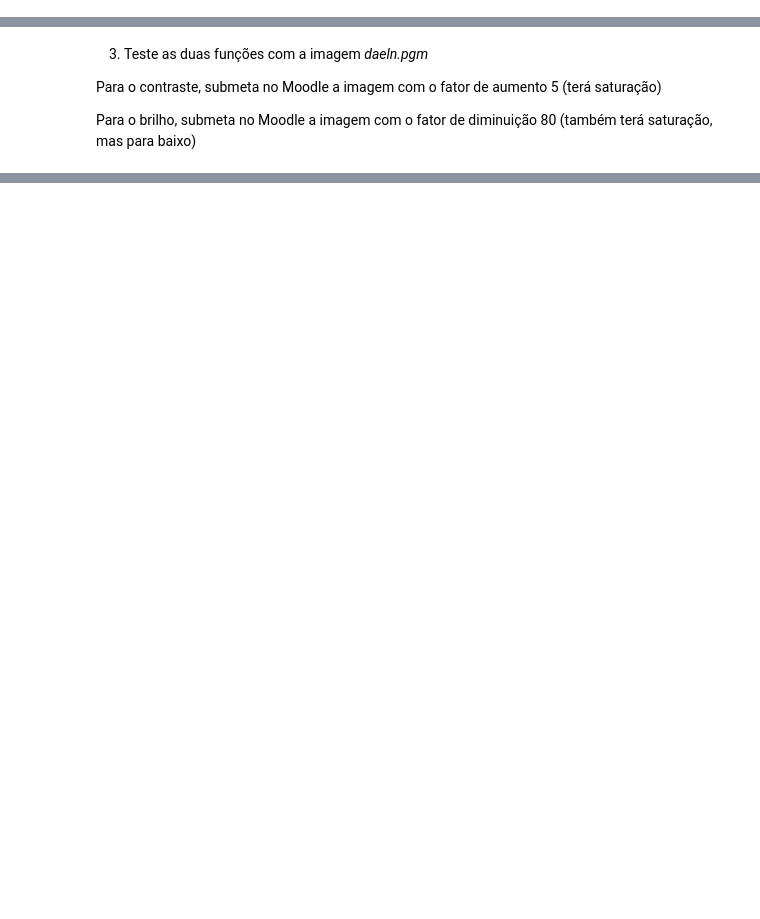
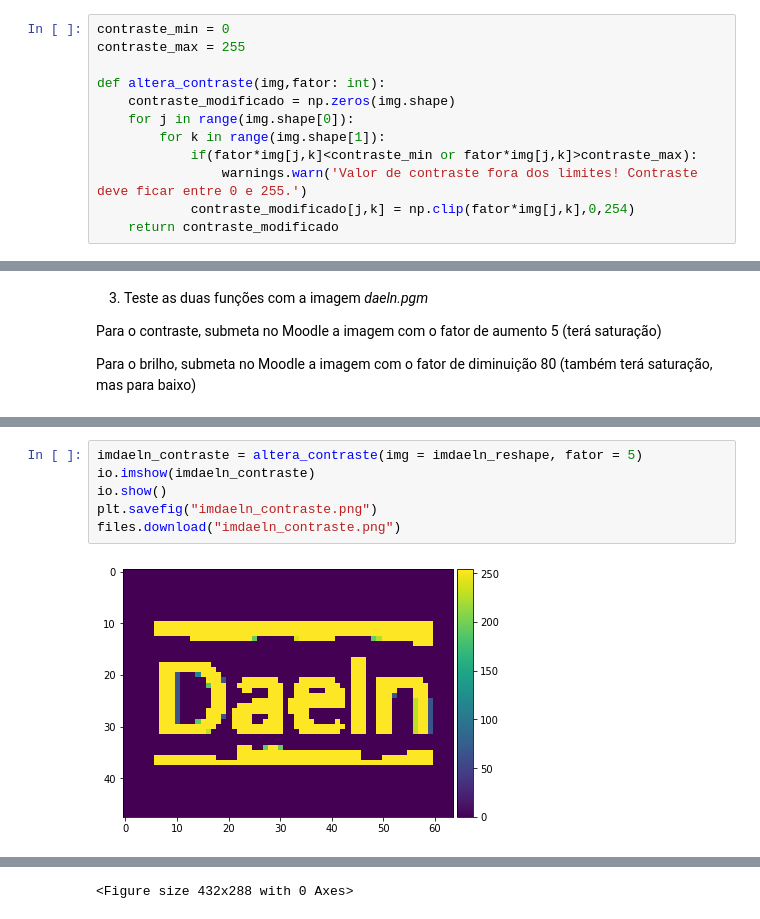
Before and after one commit to victoriafabris/disciplina-dsp-audio-video, a Jupyter notebook: atividade6/atividade_6.ipynb, the cells around one changed output, grey strips where cells are left out. Saved outputs shown, nothing was run; the diff lists cells and outputs as text; blank space fills up the shorter version.

```diff
--- a/atividade6/atividade_6.ipynb
+++ b/atividade6/atividade_6.ipynb
@@ -102,5 +104,17 @@ io.imshow(imifsc_reshape, cmap='gray', vmin=0, vmax=255)
 # Atividade
 # %% [markdown]
 1. Faça uma **função** *altera_contraste()* que receba uma matriz (`nparray`) e um fator de multiplicação e retorne uma nova matriz com o contraste modificado. Lembre de limitar a intensidade entre 0 e 255 dentro da função. Informe com um _warning_ se isso ocorrer.
+# %%
+contraste_min = 0
+contraste_max = 255
+
+def altera_contraste(img,fator: int):
+    contraste_modificado = np.zeros(img.shape)
+    for j in range(img.shape[0]):
+        for k in range(img.shape[1]):
+            if(fator*img[j,k]<contraste_min or fator*img[j,k]>contraste_max):
+                warnings.warn('Valor de contraste fora dos limites! Contraste deve ficar entre 0 e 255.')
+            contraste_modificado[j,k] = np.clip(fator*img[j,k],0,254)
+    return contraste_modificado
 # %% [markdown]
 2. Operação **brilho**. Para alterar o brilho de uma imagem, a operação aplicada sobre a intensidade de cada pixel é $I_{new}(u,v)=f_b+I(u,v)$, onde $f_b$ é um fator de brilho somado à intensidade original. Faça uma **função** *altera_brilho()* que receba uma matriz (`nparray`) e um fator de adição e retorne uma nova matriz com o brilho modificado. Lembre de limitar a intensidade entre 0 e 255 dentro da função. Informe com um _warning_ se isso ocorrer.
@@ -112,0 +146,8 @@ Para o brilho, submeta no Moodle a imagem com o fator de diminuição 80 (també
+# %%
+imdaeln_contraste = altera_contraste(img = imdaeln_reshape, fator = 5)
+io.imshow(imdaeln_contraste)
+io.show()
+plt.savefig("imdaeln_contraste.png")
+files.download("imdaeln_contraste.png")
+# %% [output]
+[figure, added]
@@ -112,0 +156 @@ Para o brilho, submeta no Moodle a imagem com o fator de diminuição 80 (també
+<Figure size 432x288 with 0 Axes>
```
Also changed, not shown: parts of 5 cells of this notebook.
